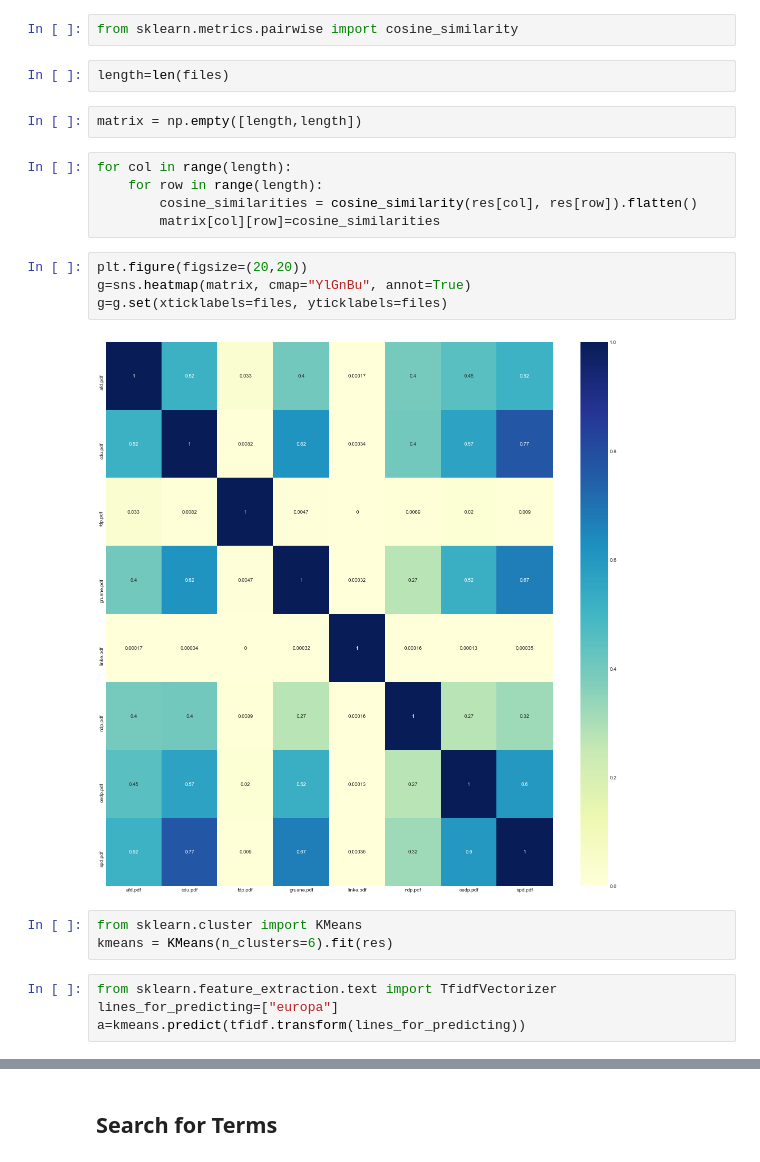
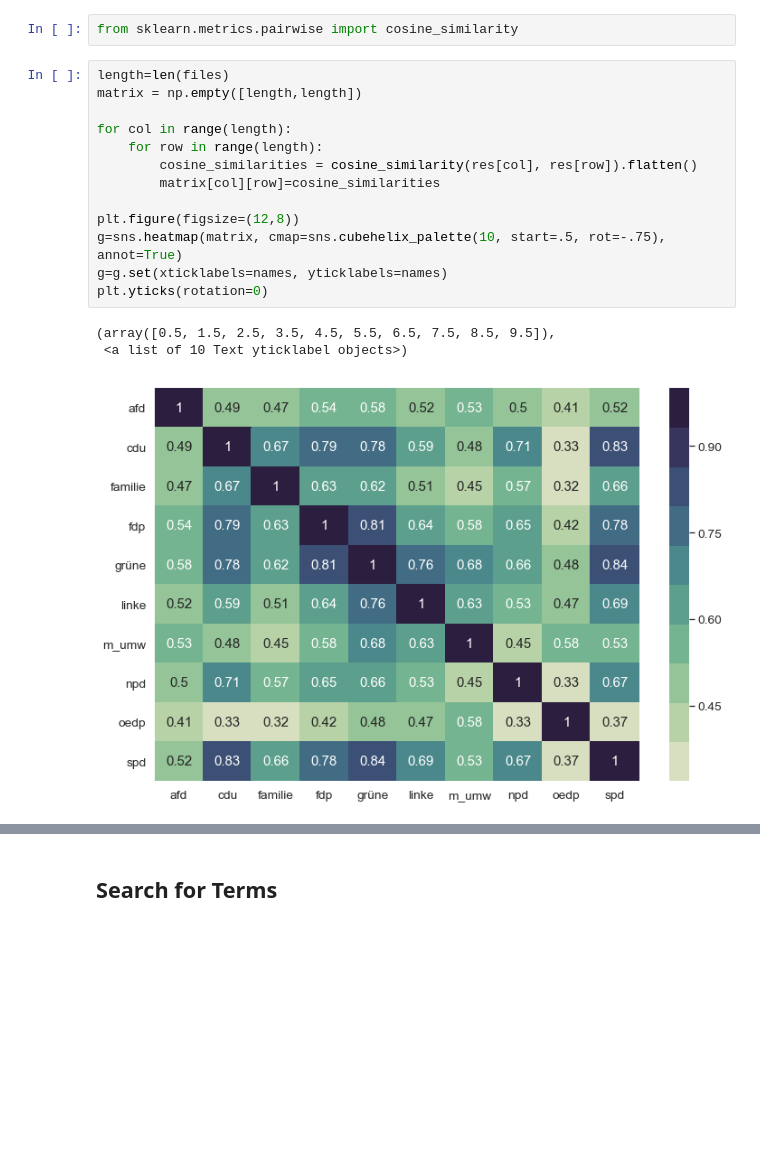
Before and after one commit to dpleus/TF-IDF, a Jupyter notebook: Similarity Analysis.ipynb, the cells around one changed output, grey strips where cells are left out. Cells and saved outputs as stored; diff of their text form; blank space fills up the shorter version.

```diff
--- a/Similarity Analysis.ipynb
+++ b/Similarity Analysis.ipynb
@@ -205,25 +196,20 @@ g=g.set(xticklabels=files)
 # Cosine Similarity
 # %%
 from sklearn.metrics.pairwise import cosine_similarity
-# %%
-length=len(files)
-# %%
-matrix = np.empty([length,length])
 # %%
+length=len(files)
+matrix = np.empty([length,length])
+
 for col in range(length):
     for row in range(length):
         cosine_similarities = cosine_similarity(res[col], res[row]).flatten()
         matrix[col][row]=cosine_similarities
+
+plt.figure(figsize=(12,8))
+g=sns.heatmap(matrix, cmap=sns.cubehelix_palette(10, start=.5, rot=-.75), annot=True)
+g=g.set(xticklabels=names, yticklabels=names)
+plt.yticks(rotation=0)
+# %% [output]
+(array([0.5, 1.5, 2.5, 3.5, 4.5, 5.5, 6.5, 7.5, 8.5, 9.5]),
+ <a list of 10 Text yticklabel objects>)
+[figure, added]
-# %%
-plt.figure(figsize=(20,20))
-g=sns.heatmap(matrix, cmap="YlGnBu", annot=True)
-g=g.set(xticklabels=files, yticklabels=files)
-# %% [output]
-[figure, removed]
-# %%
-from sklearn.cluster import KMeans
-kmeans = KMeans(n_clusters=6).fit(res)
-# %%
-from sklearn.feature_extraction.text import TfidfVectorizer
-lines_for_predicting=["europa"]
-a=kmeans.predict(tfidf.transform(lines_for_predicting))
```
Also changed, not shown: parts of 30 cells of this notebook.
